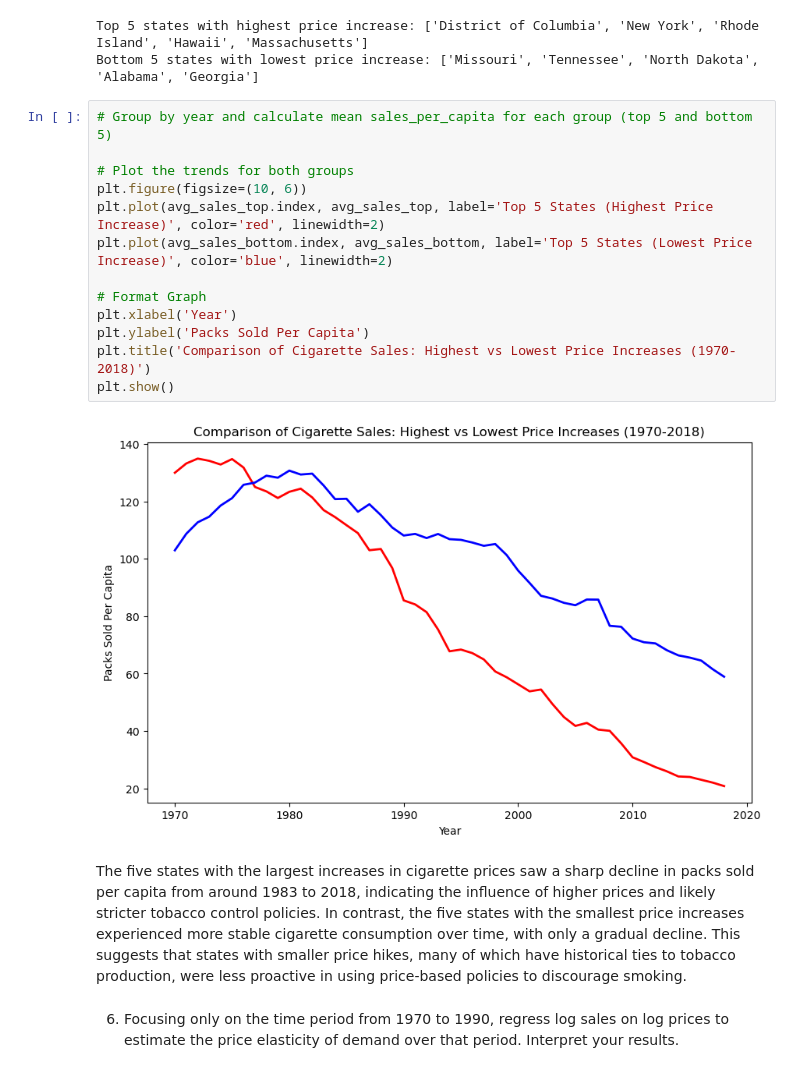
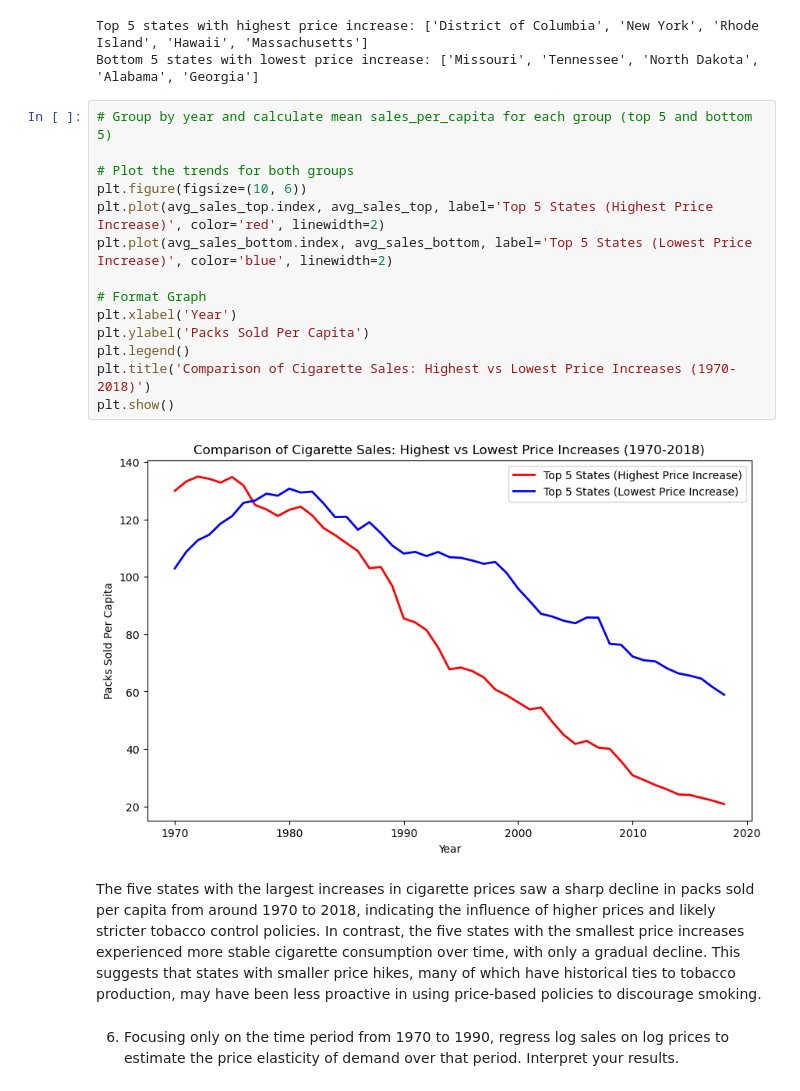
Before and after one commit to sarina-tan/HLTH470hw3, a Jupyter notebook: submission2/analysis/Homework3-2.ipynb, the cells around one changed output. Saved outputs shown, nothing was run; the diff lists cells and outputs as text.

```diff
--- a/submission2/analysis/Homework3-2.ipynb
+++ b/submission2/analysis/Homework3-2.ipynb
@@ -198,20 +198,21 @@ Bottom 5 states with lowest price increase: ['Missouri', 'Tennessee', 'North Dak
 # %%
 # Group by year and calculate mean sales_per_capita for each group (top 5 and bottom 5)
 
 # Plot the trends for both groups
 plt.figure(figsize=(10, 6))
 plt.plot(avg_sales_top.index, avg_sales_top, label='Top 5 States (Highest Price Increase)', color='red', linewidth=2)
 plt.plot(avg_sales_bottom.index, avg_sales_bottom, label='Top 5 States (Lowest Price Increase)', color='blue', linewidth=2)
 
 # Format Graph
 plt.xlabel('Year')
 plt.ylabel('Packs Sold Per Capita')
+plt.legend()
 plt.title('Comparison of Cigarette Sales: Highest vs Lowest Price Increases (1970-2018)')
 plt.show()
 # %% [output]
-[figure, old version]
+[figure, new version]
 # %% [markdown]
-The five states with the largest increases in cigarette prices saw a sharp decline in packs sold per capita from around 1983 to 2018, indicating the influence of higher prices and likely stricter tobacco control policies. In contrast, the five states with the smallest price increases experienced more stable cigarette consumption over time, with only a gradual decline. This suggests that states with smaller price hikes, many of which have historical ties to tobacco production, were less proactive in using price-based policies to discourage smoking.
+The five states with the largest increases in cigarette prices saw a sharp decline in packs sold per capita from around 1970 to 2018, indicating the influence of higher prices and likely stricter tobacco control policies. In contrast, the five states with the smallest price increases experienced more stable cigarette consumption over time, with only a gradual decline. This suggests that states with smaller price hikes, many of which have historical ties to tobacco production, may have been less proactive in using price-based policies to discourage smoking.
 # %% [markdown]
 6. Focusing only on the time period from 1970 to 1990, regress log sales on log prices to estimate the price elasticity of demand over that period. Interpret your results.
 # %%
```
Also changed, not shown: parts of 21 cells of this notebook, 5 other files.
